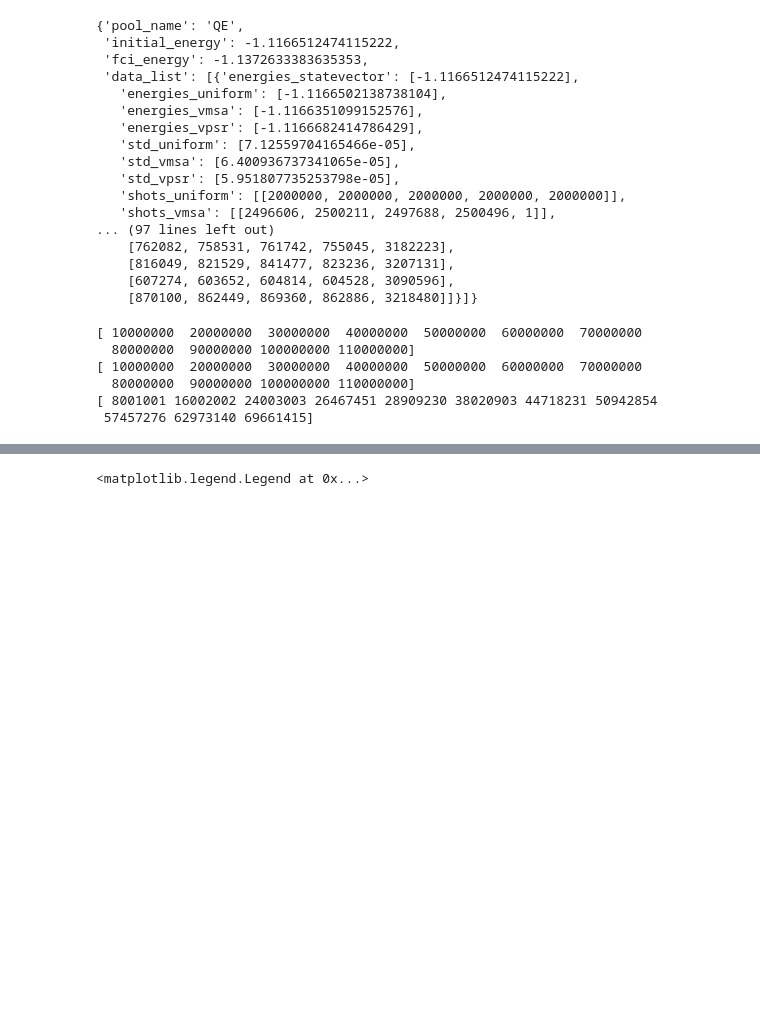
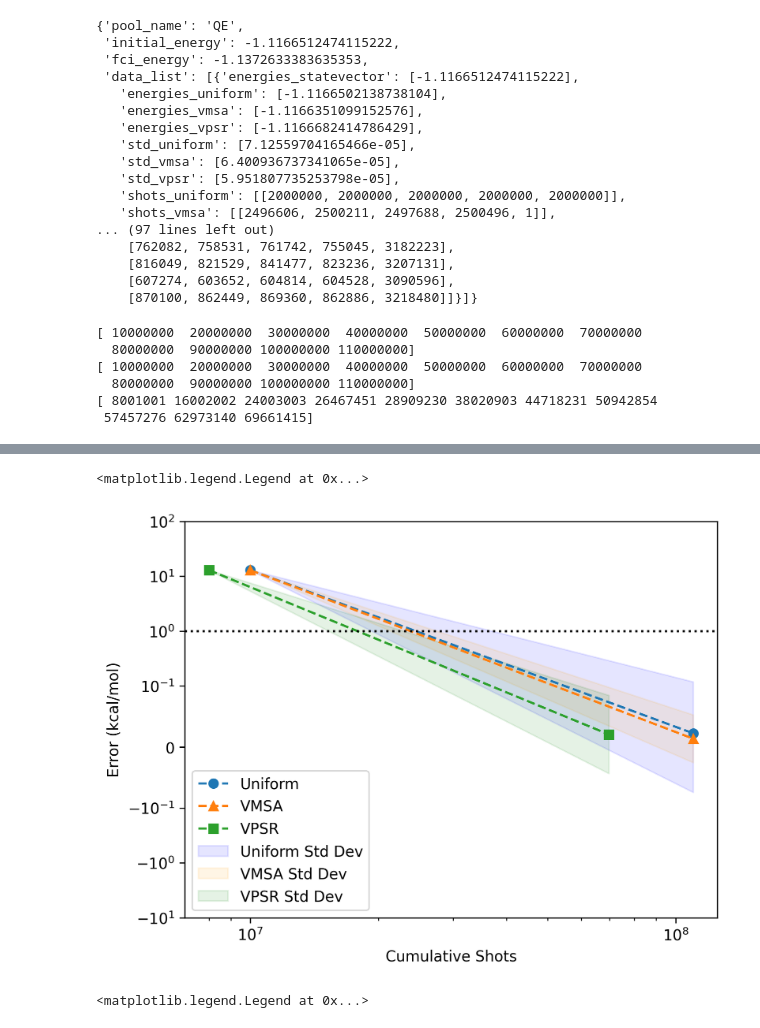
Before and after one commit to azhar-ikhtiarudin/ShotOptimization-ADAPT-VQE, a Jupyter notebook: 2-Shot-ADAPT-VQE/data_analysis.ipynb, the cells around one changed output, grey strips where cells are left out. Cells and saved outputs as stored; diff of their text form; code cells hidden in the pictures; blank space fills up the shorter version.

```diff
--- a/2-Shot-ADAPT-VQE/data_analysis.ipynb
+++ b/2-Shot-ADAPT-VQE/data_analysis.ipynb
@@ -88,3 +145,79 @@ plt.legend()
+# %%
+plt.rcParams['figure.dpi'] = 300
+
+exact_energy = data['fci_energy']
+chemac = 627.5094
+
+energies_statevector = np.concatenate([data['data_list'][0]['energies_statevector'], data['data_list'][1]['energies_statevector']])
+energies_uniform = np.concatenate([data['data_list'][0]['energies_uniform'], data['data_list'][1]['energies_uniform']])
+energies_vmsa = np.concatenate([data['data_list'][0]['energies_vmsa'], data['data_list'][1]['energies_vmsa']])
+energies_vpsr = np.concatenate([data['data_list'][0]['energies_vpsr'], data['data_list'][1]['energies_vpsr']])
+
+error_statevector = np.abs(energies_statevector - exact_energy)*chemac
+error_uniform = np.abs(energies_uniform - exact_energy)*chemac
+error_vmsa = np.abs(energies_vmsa - exact_energy)*chemac
+error_vpsr = np.abs(energies_vpsr - exact_energy)*chemac
+
+std_uniform = np.concatenate([data['data_list'][0]['std_uniform'], data['data_list'][1]['std_uniform']])*chemac
+std_vmsa = np.concatenate([data['data_list'][0]['std_vmsa'], data['data_list'][1]['std_vmsa']])*chemac
+std_vpsr = np.concatenate([data['data_list'][0]['std_vpsr'], data['data_list'][1]['std_vpsr']])*chemac
+
+shots_uniform = []
+shots_vmsa = []
+shots_vpsr = []
+
+for i in range(len(data['data_list'])):
+    shots_uniform.append([sum(sublist) for sublist in(data['data_list'][i]['shots_uniform'])])
+    shots_vmsa.append([sum(sublist) for sublist in(data['data_list'][i]['shots_vmsa'])])
+    shots_vpsr.append([sum(sublist) for sublist in(data['data_list'][i]['shots_vpsr'])])
+
+shots_uniform = np.array([item for sublist in shots_uniform for item in sublist])
+shots_vmsa = shots_uniform
+shots_vpsr = np.array([item for sublist in shots_vpsr for item in sublist] ) + 5000
+
+shots_uniform = np.cumsum(shots_uniform)
+shots_vmsa = np.cumsum(shots_vmsa)
+shots_vpsr = np.cumsum(shots_vpsr)
+
+# Hide indices 2 and 3
+indices_to_remove = [1,2,3,4,5,6,7,8,9]
+
+# Apply np.delete to remove indices 2 and 3 from all relevant arrays
+shots_uniform = np.delete(shots_uniform, indices_to_remove)
+shots_vmsa = np.delete(shots_vmsa, indices_to_remove)
+shots_vpsr = np.delete(shots_vpsr, indices_to_remove)
+
+error_statevector = np.delete(error_statevector, indices_to_remove)
+error_uniform = np.delete(error_uniform, indices_to_remove)
+error_vmsa = np.delete(error_vmsa, indices_to_remove)
+error_vpsr = np.delete(error_vpsr, indices_to_remove)
+
+std_uniform = np.delete(std_uniform, indices_to_remove)
+std_vmsa = np.delete(std_vmsa, indices_to_remove)
+std_vpsr = np.delete(std_vpsr, indices_to_remove)
+
+
+
+plt.plot(shots_uniform, error_uniform, label='Uniform', linestyle='--', marker='o')
+plt.plot(shots_vmsa, error_vmsa, label='VMSA', linestyle='--', marker='^')
+plt.plot(shots_vpsr, error_vpsr, label='VPSR', linestyle='--', marker='s')
+
+
+plt.fill_between(shots_uniform, error_uniform - std_uniform, error_uniform + std_uniform, color='blue', alpha=0.1, label='Uniform Std Dev')
+plt.fill_between(shots_vmsa, error_vmsa - std_vmsa, error_vmsa + std_vmsa, color='orange', alpha=0.1, label='VMSA Std Dev')
+plt.fill_between(shots_vpsr, error_vpsr - std_vpsr, error_vpsr + std_vpsr, color='green', alpha=0.1, label='VPSR Std Dev')
+
+plt.axhline(1, color='black', linestyle='dotted')
+plt.yscale('symlog', linthresh=1e-1)
+# plt.yscale('log')
+plt.ylim(-10,100)
+plt.xscale('log')
+plt.ylabel("Error (kcal/mol)")
+plt.xlabel("Cumulative Shots")
+plt.legend()
+# %% [output]
+<matplotlib.legend.Legend at 0x...>
+[figure, added]
 # %%
 
 
```
Also changed, not shown: parts of 4 cells of this notebook, 3 other files.
